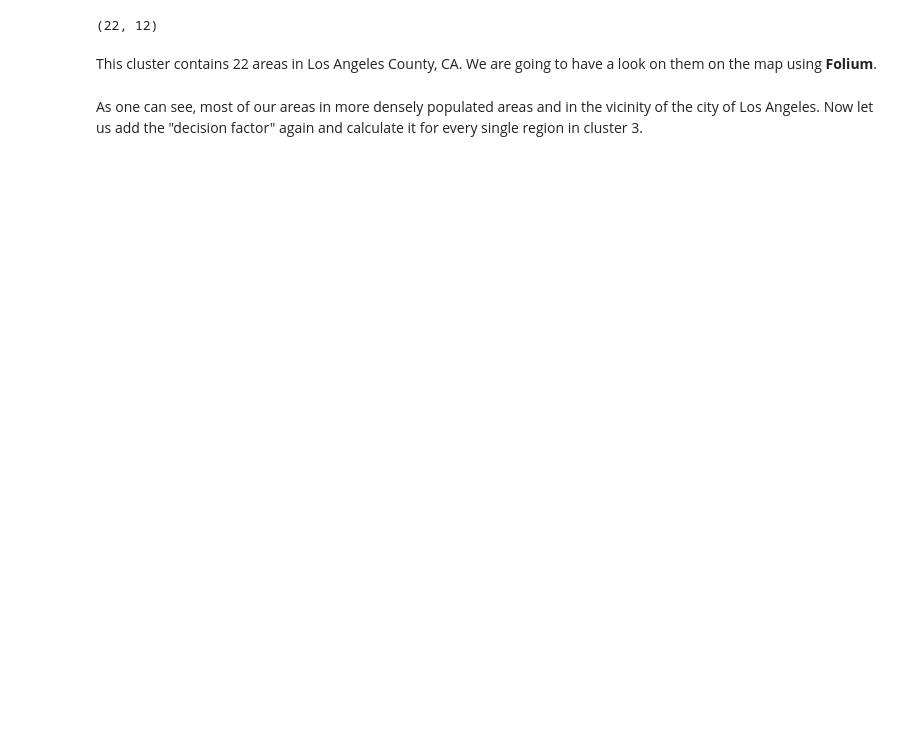
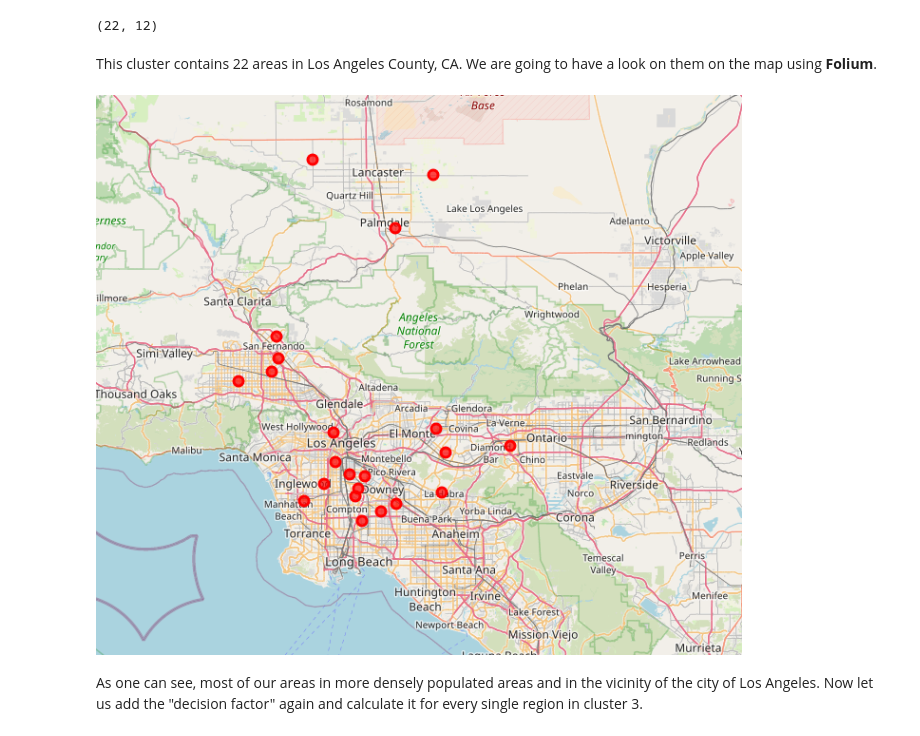
Before and after one commit to Elydora/DataScienceBlog, a Jupyter notebook: _notebooks/2021-06-24-capstone-project.ipynb, the cells around one changed output. Saved outputs shown, nothing was run; the diff lists cells and outputs as text; code cells hidden in the pictures; blank space fills up the shorter version.

Commit message:
Add Capstone Project to Blog
* move folders unter _notebooks
* add folium map as png
* recompile the whole notebook

```diff
--- a/_notebooks/2021-06-24-capstone-project.ipynb
+++ b/_notebooks/2021-06-24-capstone-project.ipynb
@@ -500,3 +503,10 @@ map_clusters
+# %%
+from IPython.display import Image
+from pathlib import Path
+path = Path.cwd().joinpath('png').joinpath('2021-06-24-capstone.png')
+Image(filename=path)
+# %% [output]
+[figure, added]
 # %% [markdown]
 As one can see, most of our areas in more densely populated areas and in the
  vicinity of the city of Los Angeles.
```
Also changed, not shown: parts of 19 cells of this notebook, 6 other files.
